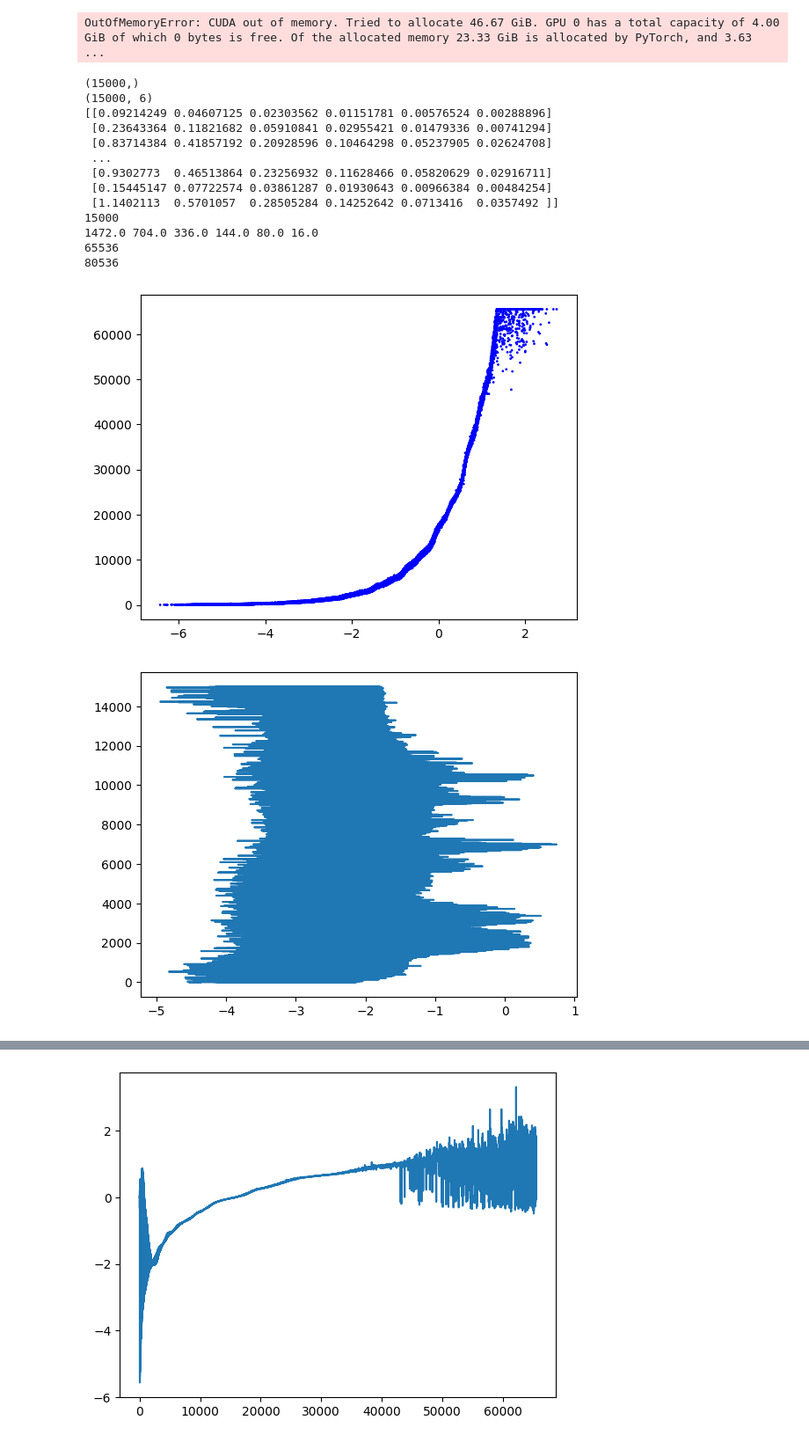
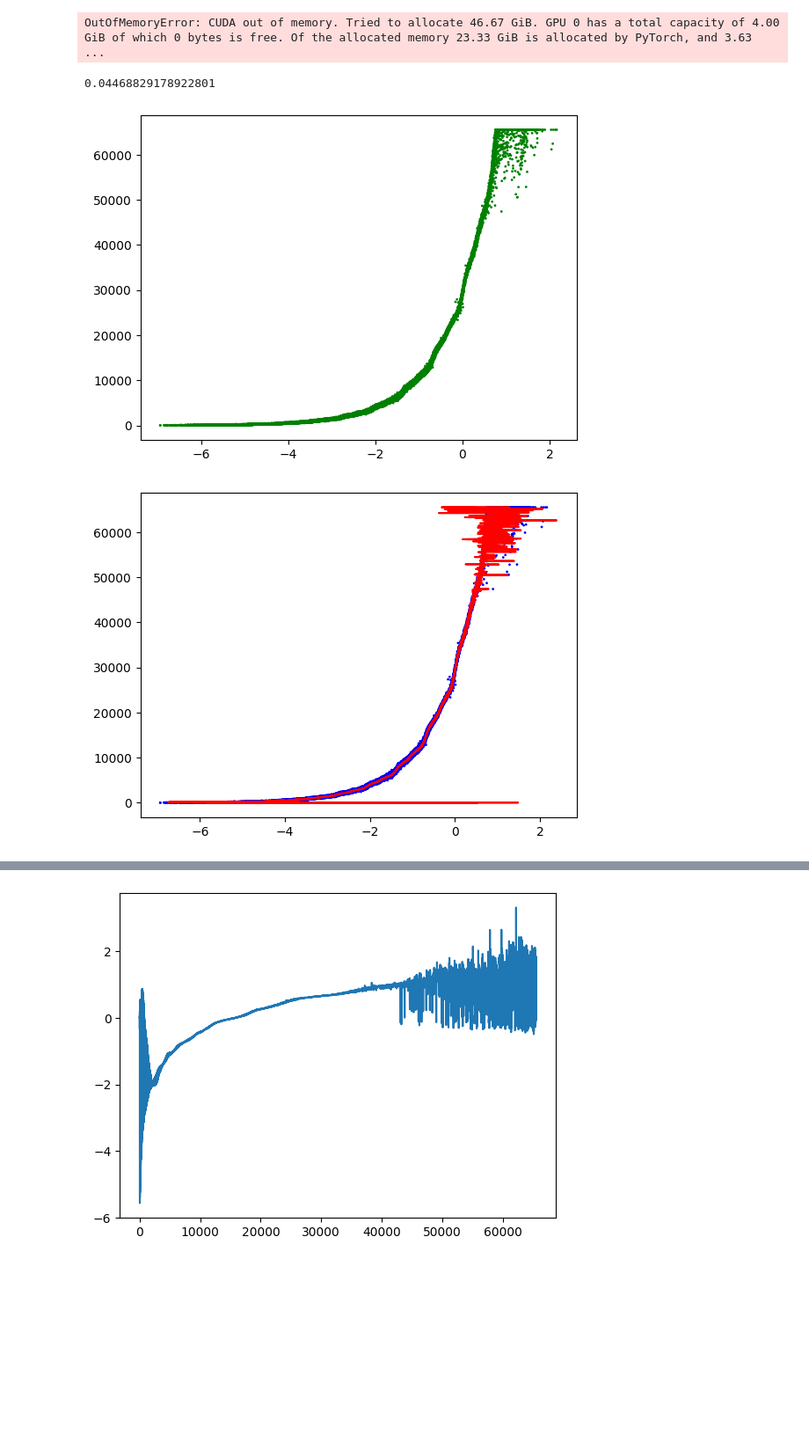
Before and after one commit to chetanchire/denoise, a Jupyter notebook: expt.ipynb, the cells around one changed output, grey strips where cells are left out. Shown: that part at 88% size. Saved outputs shown, nothing was run; the diff lists cells and outputs as text; code cells hidden in the pictures; blank space fills up the shorter version.

```diff
--- a/expt.ipynb
+++ b/expt.ipynb
@@ -52,15 +52,17 @@ def pixelValues(tif_paths, exposures, pixels):
     # columns = image_array[0]*image_array[1]
     Z = np.zeros((pixels, rows), dtype = np.float32)
     B = np.zeros((pixels, rows), dtype = np.float32)
+    raw_images = []
     for i in range(len(tif_paths)):
         raw_img = np.asarray(Image.open(tif_paths[i]), dtype = np.float32).flatten()
         Z[:, i] = raw_img[pixel_vec]
         B[:, i] = np.log(exposures[i])
-    return Z, B
+        raw_images.append(raw_img)
+    return Z, B, np.array(raw_images)
 
 tif_paths = glob.glob("Optimal*.tif")
 expos = [7.272, 3.636, 1.818, 0.909, 0.455, 0.228]
-Z, B = pixelValues(tif_paths, expos, 15000)
+Z, B, raw_imgs = pixelValues(tif_paths, expos, 15000)
 # %%
 from matplotlib import pyplot as plt
 
@@ -135,7 +137,8 @@ def w(Z):
     Returns Z - Zmin if Z is less than or equal to (Zmin - Zmax)/2
     Other wise it returns Zmax - Z
     """
-    return Z if Z <= 32767 else (65535-Z)
+    # return Z if Z <= 32767 else (65535-Z)
+    return (Z/32767) if Z <= 32767 else ((65535-Z)/32767)
 
 def gsolve_scipy(Z, B, l, w):
     """
@@ -170,41 +173,29 @@ def gsolve_scipy(Z, B, l, w):
 
     return g, lE, x
 
-g, lE, x = gsolve_scipy(Z, B, 2, w)
+g, lE, x = gsolve_scipy(Z, B, 10, w)
 # %%
 g1 = x[0][0:65536]
 lE1 = x[0][65536:len(x[0])]
-print(lE1.shape)
-print(Z.shape)
+# print(lE1.shape)
+# print(Z.shape)
 lE_t_dt = np.zeros_like(Z)
 for i in range(Z.shape[1]):
-	lE_t_dt [:, i] = np.exp(lE1)*expos[i]
-print(lE_t_dt)
-print(len(lE1))
-print(Z[0,0], Z[0,1], Z[0,2], Z[0,3], Z[0,4], Z[0,5])
-print(len(g1))
-print(len(x[0]))
+	lE_t_dt [:, i] = expos[i]*np.exp(lE1)
+#print(lE_t_dt)
+#print(len(lE1))
+#print(Z[0,0], Z[0,1], Z[0,2], Z[0,3], Z[0,4], Z[0,5])
+print(g1[32767])
+#print(len(x[0]))
 
-plt.scatter(np.log(lE_t_dt.flatten()), Z.flatten(), s=1, marker = "o",facecolors='none', edgecolors='blue')
+plt.scatter(np.log(lE_t_dt.flatten()), Z.flatten(), s=1, marker = "o",facecolors='none', edgecolors='green')
 plt.show()
-plt.plot(lE1, np.arange(15000))
-plt.show()
+#plt.plot(lE1, np.arange(15000))
+#plt.show()
 plt.scatter(np.log(lE_t_dt.flatten()), Z.flatten(), s=1, marker = "o",facecolors='none', edgecolors='blue')
 plt.plot(g1, np.arange(65536), 'r')
 plt.show()
 # %% [output]
-(15000,)
-(15000, 6)
-[[0.09214249 0.04607125 0.02303562 0.01151781 0.00576524 0.00288896]
- [0.23643364 0.11821682 0.05910841 0.02955421 0.01479336 0.00741294]
- [0.83714384 0.41857192 0.20928596 0.10464298 0.05237905 0.02624708]
- ...
- [0.9302773  0.46513864 0.23256932 0.11628466 0.05820629 0.02916711]
- [0.15445147 0.07722574 0.03861287 0.01930643 0.00966384 0.00484254]
- [1.1402113  0.5701057  0.28505284 0.14252642 0.0713416  0.0357492 ]]
-15000
-1472.0 704.0 336.0 144.0 80.0 16.0
-65536
-80536
+0.04468829178922801
-[figure, old version]
+[figure, new version]
-[figure, old version]
+[figure, new version]
```
Also changed, not shown: parts of 15 cells of this notebook, 3 other files.
